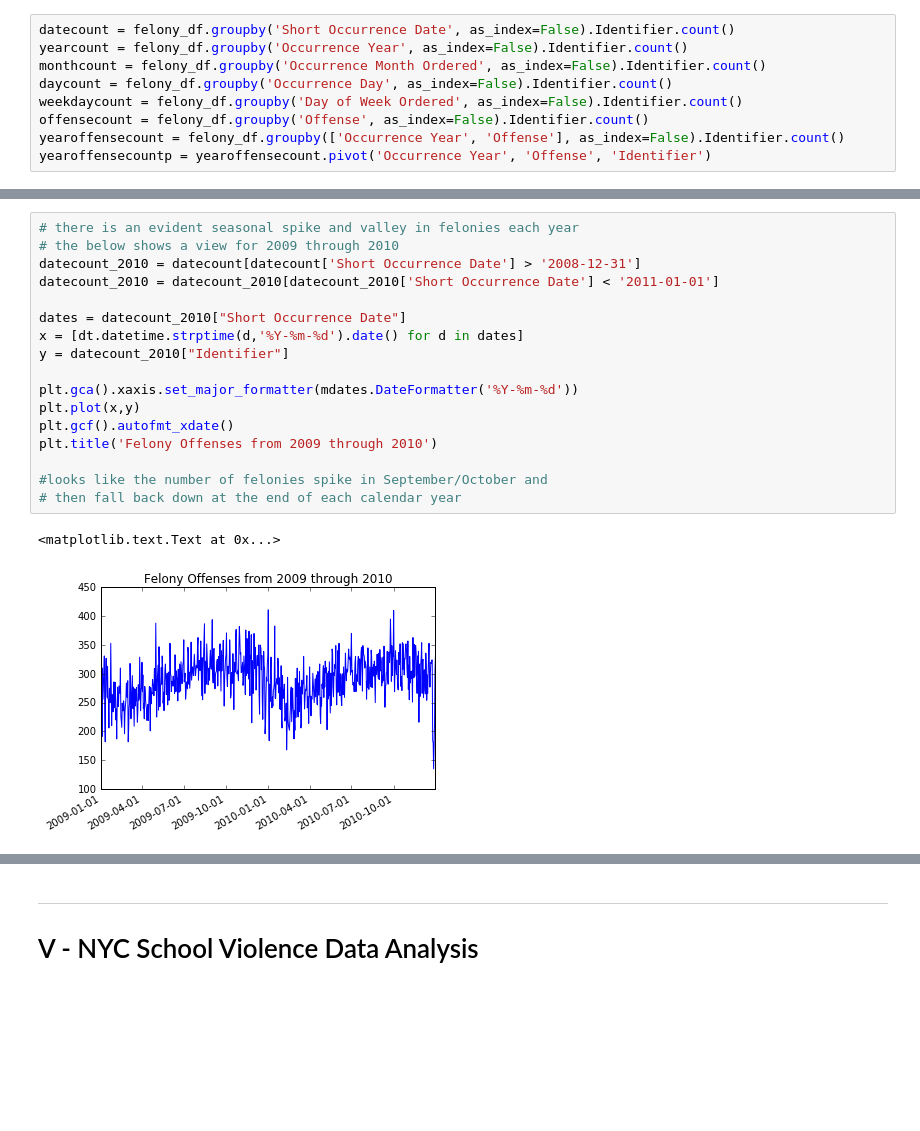
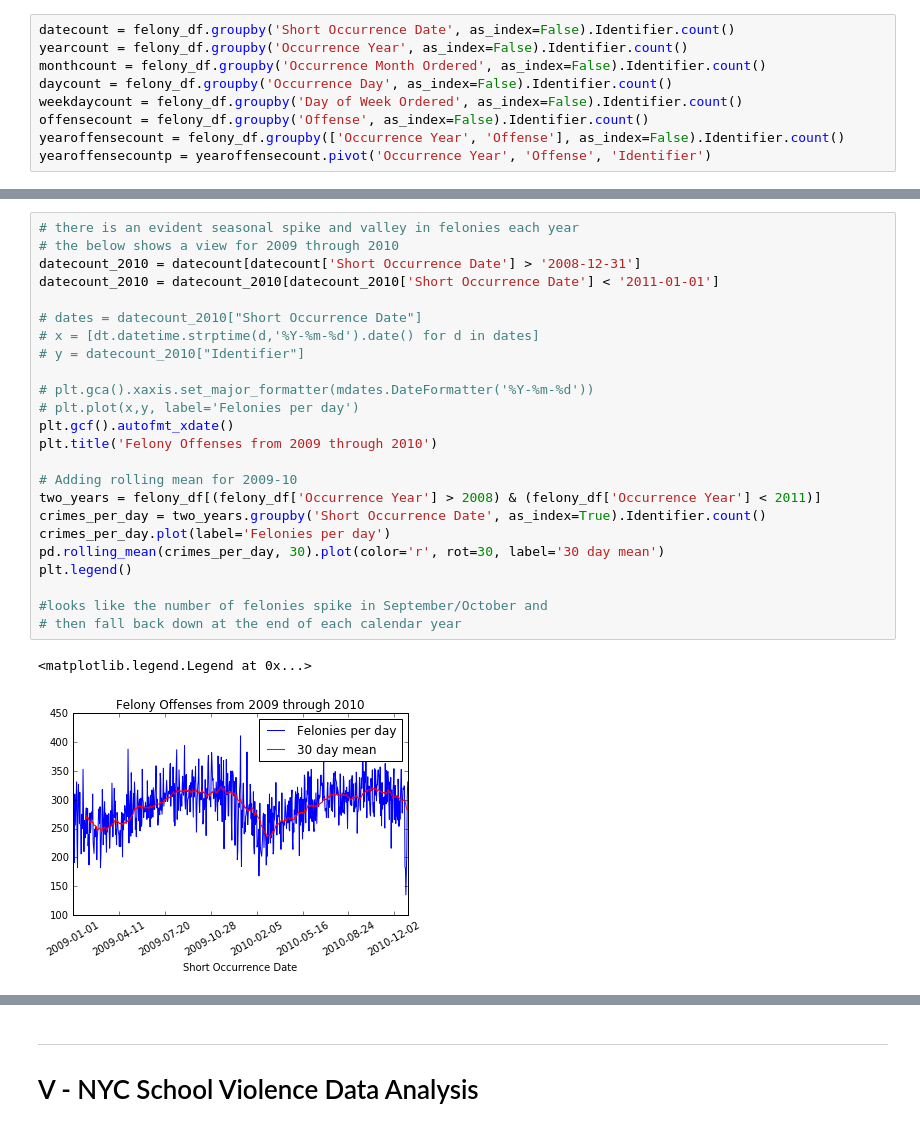
Before and after one commit to mmillervedam/INFOW18_FinalProject, a Jupyter notebook: Final Project Notebook.ipynb, the cells around one changed output, grey strips where cells are left out. Drawn from its saved outputs; the diff is of its cells as text; blank space fills up the shorter version.

Commit message:
tweaking some plots

```diff
--- a/Final Project Notebook.ipynb
+++ b/Final Project Notebook.ipynb
@@ -246,20 +296,27 @@ plt.title('Felony Offenses from 2006 to 2015')
 # %%
 # there is an evident seasonal spike and valley in felonies each year
 # the below shows a view for 2009 through 2010
 datecount_2010 = datecount[datecount['Short Occurrence Date'] > '2008-12-31']
 datecount_2010 = datecount_2010[datecount_2010['Short Occurrence Date'] < '2011-01-01']
 
-dates = datecount_2010["Short Occurrence Date"]
-x = [dt.datetime.strptime(d,'%Y-%m-%d').date() for d in dates]
-y = datecount_2010["Identifier"]
+# dates = datecount_2010["Short Occurrence Date"]
+# x = [dt.datetime.strptime(d,'%Y-%m-%d').date() for d in dates]
+# y = datecount_2010["Identifier"]
 
-plt.gca().xaxis.set_major_formatter(mdates.DateFormatter('%Y-%m-%d'))
-plt.plot(x,y)
+# plt.gca().xaxis.set_major_formatter(mdates.DateFormatter('%Y-%m-%d'))
+# plt.plot(x,y, label='Felonies per day')
 plt.gcf().autofmt_xdate()
 plt.title('Felony Offenses from 2009 through 2010')
 
+# Adding rolling mean for 2009-10
+two_years = felony_df[(felony_df['Occurrence Year'] > 2008) & (felony_df['Occurrence Year'] < 2011)]
+crimes_per_day = two_years.groupby('Short Occurrence Date', as_index=True).Identifier.count()
+crimes_per_day.plot(label='Felonies per day')
+pd.rolling_mean(crimes_per_day, 30).plot(color='r', rot=30, label='30 day mean')
+plt.legend()
+
 #looks like the number of felonies spike in September/October and
 # then fall back down at the end of each calendar year
 # %% [output]
-<matplotlib.text.Text at 0x...>
+<matplotlib.legend.Legend at 0x...>
-[figure, old version]
+[figure, new version]
```
Also changed, not shown: parts of 19 cells of this notebook.
